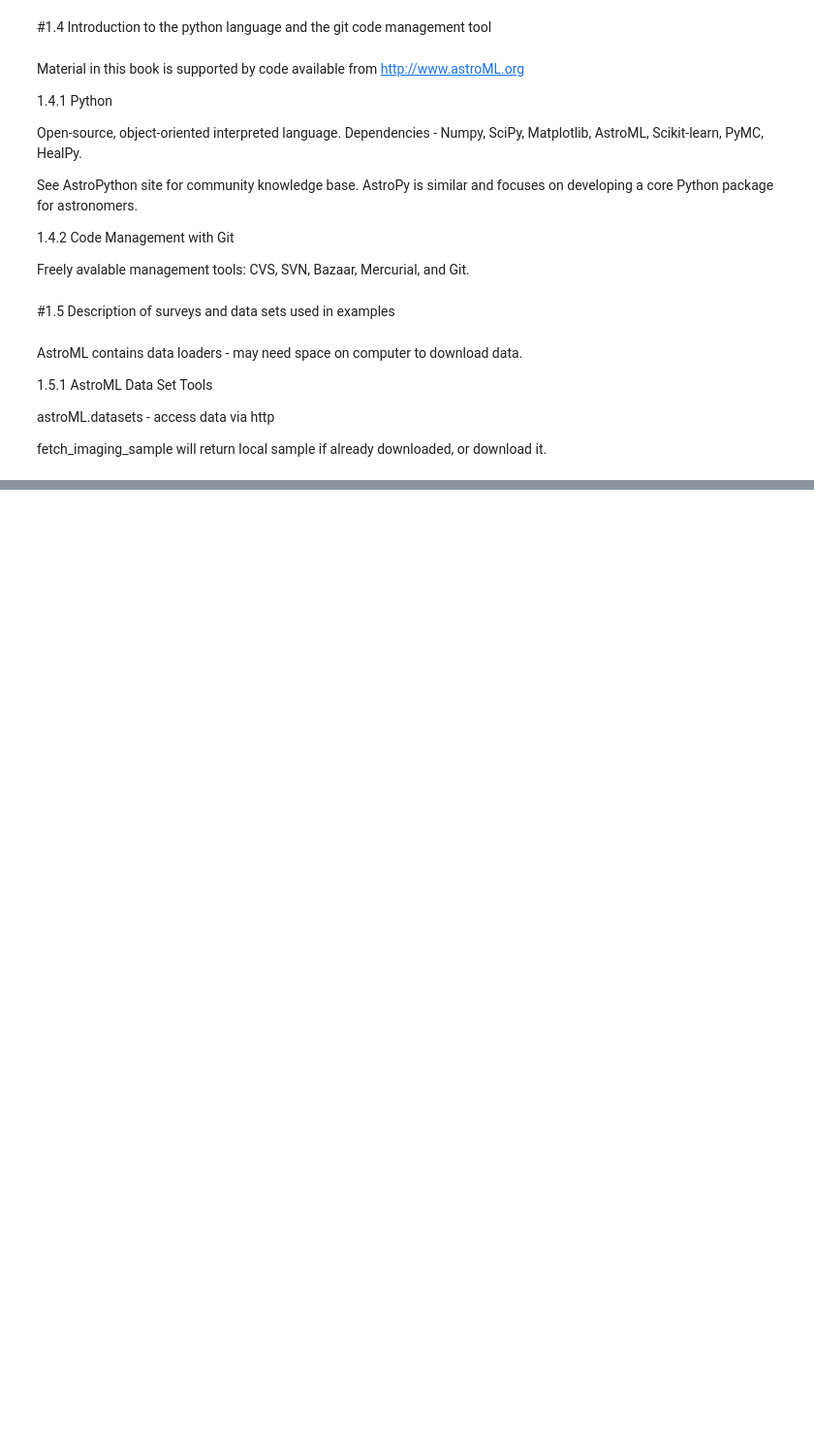
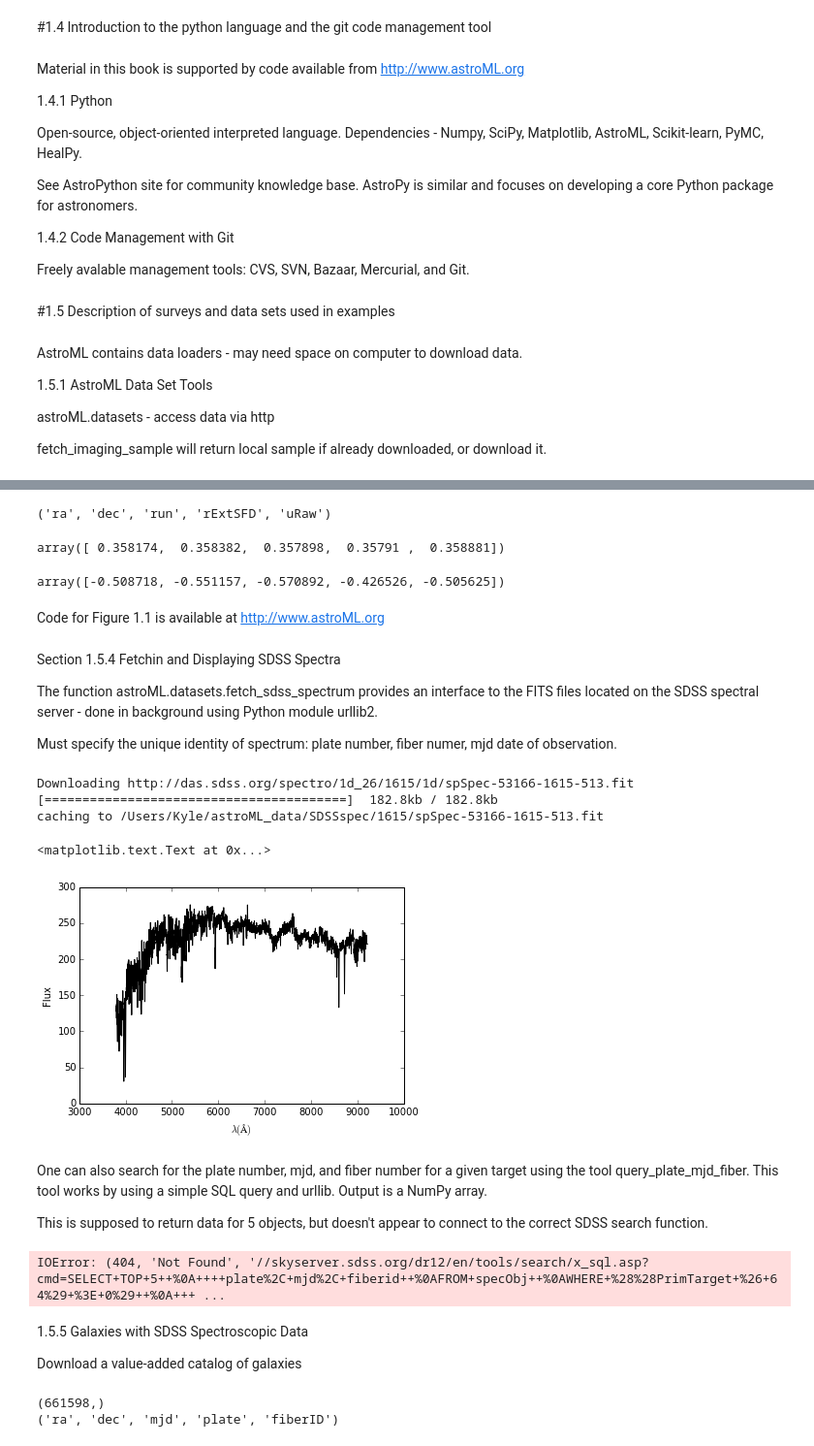
Before and after one commit to kdhiner/KAstroML, a Jupyter notebook: Chapter 1.ipynb, the cells around one changed output, grey strips where cells are left out. Shown at 97% size. Saved outputs shown, nothing was run; the diff lists cells and outputs as text; code cells hidden in the pictures; blank space fills up the shorter version.

Commit message:
section 1.5.6 on 5 Feb 2015

```diff
--- a/Chapter 1.ipynb
+++ b/Chapter 1.ipynb
@@ -105,0 +130,66 @@ LIGO - simulated data of gravitational waves
+# %%
+data.dtype.names[:5]
+# %% [output]
+('ra', 'dec', 'run', 'rExtSFD', 'uRaw')
+# %%
+data['ra'][:5]
+# %% [output]
+array([ 0.358174,  0.358382,  0.357898,  0.35791 ,  0.358881])
+# %%
+data['dec'][:5]
+# %% [output]
+array([-0.508718, -0.551157, -0.570892, -0.426526, -0.505625])
+# %% [markdown]
+Code for Figure 1.1 is available at http://www.astroML.org
+# %% [markdown]
+Section 1.5.4 Fetchin and Displaying SDSS Spectra
+
+The function astroML.datasets.fetch_sdss_spectrum provides an interface to the FITS files located on the SDSS spectral server - done in background using Python module urllib2.
+
+Must specify the unique identity of spectrum: plate number, fiber numer, mjd date of observation.
+# %%
+from astroML.datasets import\
+fetch_sdss_spectrum
+
+plate = 1615    # plate number
+mjd = 53166     # modified Julian date
+fiber = 513     # fiber ID number on a given plate
+
+data = fetch_sdss_spectrum(plate, mjd, fiber)
+
+ax = plt.axes()
+ax.plot(data.wavelength(), data.spectrum, '-k')
+ax.set_xlabel(r'$\lambda (\AA)$')
+ax.set_ylabel('Flux')
+# %% [output]
+Downloading http://das.sdss.org/spectro/1d_26/1615/1d/spSpec-53166-1615-513.fit
+[========================================]  182.8kb / 182.8kb
+caching to /Users/Kyle/astroML_data/SDSSspec/1615/spSpec-53166-1615-513.fit
+<matplotlib.text.Text at 0x...>
+[figure, added]
+# %% [markdown]
+One can also search for the plate number, mjd, and fiber number for a given target using the tool query_plate_mjd_fiber. This tool works by using a simple SQL query and urllib. Output is a NumPy array.
+
+This is supposed to return data for 5 objects, but doesn't appear to connect to the correct SDSS search function.
+# %%
+from astroML.datasets import tools
+
+target = tools.TARGET_GALAXY
+
+plt, mjd, fib = tools.query_plate_mjd_fiber(5, primtarget=target)
+# %% [output]
+IOError: (404, 'Not Found', '//skyserver.sdss.org/dr12/en/tools/search/x_sql.asp?cmd=SELECT+TOP+5++%0A++++plate%2C+mjd%2C+fiberid++%0AFROM+specObj++%0AWHERE+%28%28PrimTarget+%26+64%29+%3E+0%29++%0A+++ ...
+# %% [markdown]
+1.5.5 Galaxies with SDSS Spectroscopic Data
+
+Download a value-added catalog of galaxies
+# %%
+from astroML.datasets import fetch_sdss_specgals
+
+data = fetch_sdss_specgals()  #120 MB
+
+print data.shape
+print data.dtype.names[:5]
+# %% [output]
+(661598,)
+('ra', 'dec', 'mjd', 'plate', 'fiberID')
```
Also changed, not shown: parts of 5 cells of this notebook.
